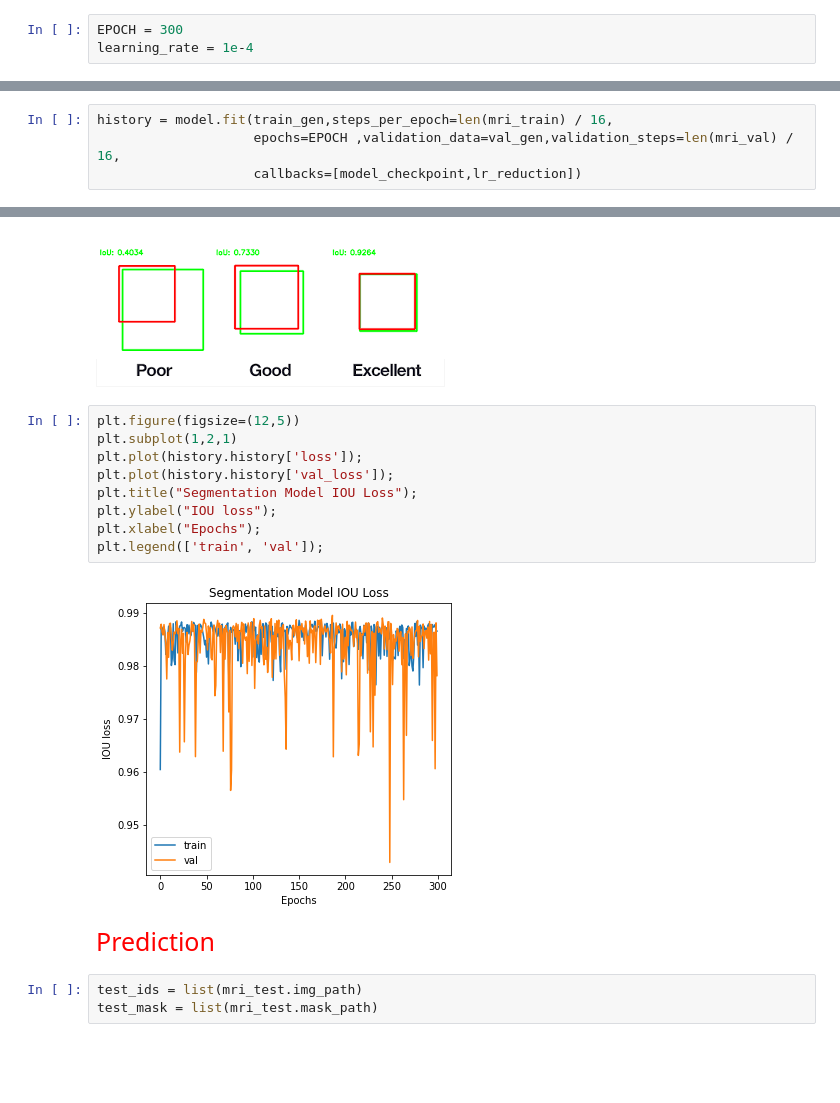
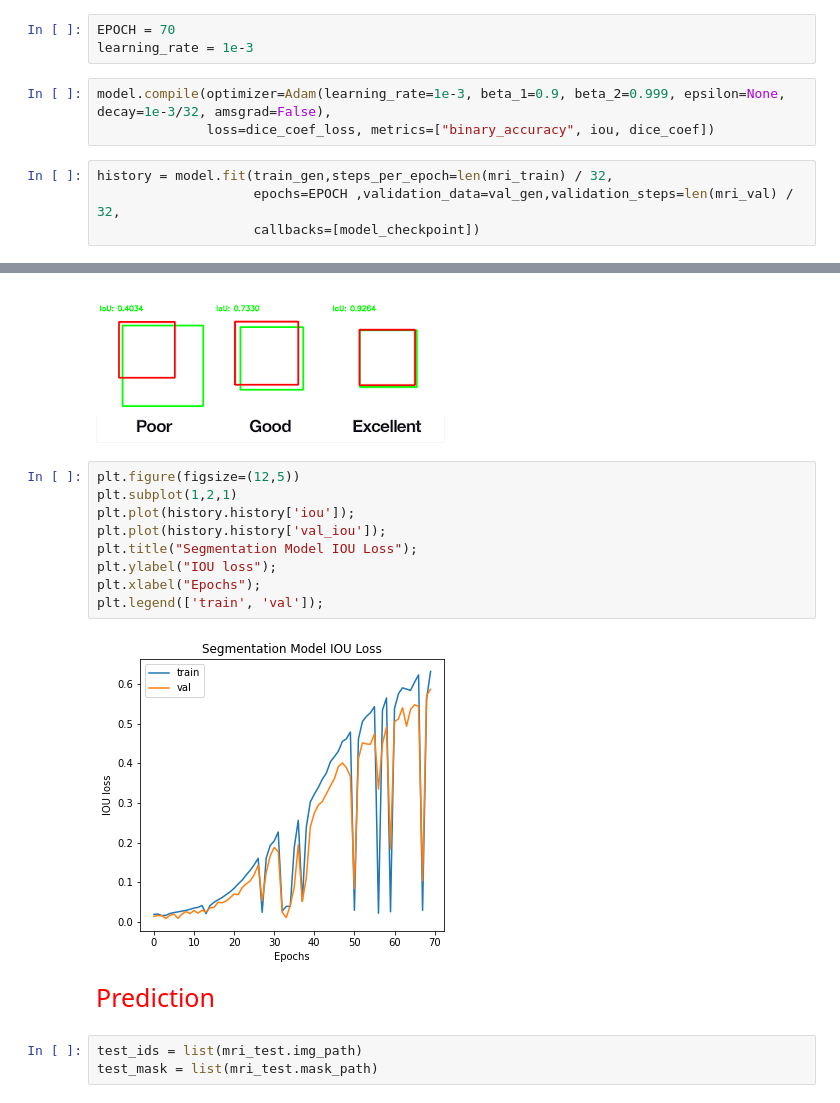
Before and after one commit to tejasurya/Brain-MRI-Detector-Segmentation-Using-UNet, a Jupyter notebook: Brain_MRI_Detector_Segmentation_UNet.ipynb, the cells around one changed output, grey strips where cells are left out. Drawn from its saved outputs; the diff is of its cells as text; blank space fills up the shorter version.

```diff
--- a/Brain_MRI_Detector_Segmentation_UNet.ipynb
+++ b/Brain_MRI_Detector_Segmentation_UNet.ipynb
@@ -498,3 +536,10 @@ model_checkpoint = ModelCheckpoint('unet_membrane.hdf5', monitor='loss',verbose=
 # %%
-EPOCH = 300
-learning_rate = 1e-4
+EPOCH = 70
+learning_rate = 1e-3
+# %%
+model.compile(optimizer=Adam(learning_rate=1e-3, beta_1=0.9, beta_2=0.999, epsilon=None, decay=1e-3/32, amsgrad=False),
+              loss=dice_coef_loss, metrics=["binary_accuracy", iou, dice_coef])
+# %%
+history = model.fit(train_gen,steps_per_epoch=len(mri_train) / 32,
+                    epochs=EPOCH ,validation_data=val_gen,validation_steps=len(mri_val) / 32,
+                    callbacks=[model_checkpoint])
@@ -524,4 +573,0 @@ model.compile(optimizer=Adam(learning_rate=1e-4, beta_1=0.9, beta_2=0.9, epsilon
-# %%
-history = model.fit(train_gen,steps_per_epoch=len(mri_train) / 16,
-                    epochs=EPOCH ,validation_data=val_gen,validation_steps=len(mri_val) / 16,
-                    callbacks=[model_checkpoint,lr_reduction])
@@ -575,16 +596,16 @@ dict_keys(['loss', 'binary_accuracy', 'iou', 'dice_coef', 'val_loss', 'val_binar
 # %%
 plt.figure(figsize=(12,5))
 plt.subplot(1,2,1)
-plt.plot(history.history['loss']);
-plt.plot(history.history['val_loss']);
+plt.plot(history.history['iou']);
+plt.plot(history.history['val_iou']);
 plt.title("Segmentation Model IOU Loss");
 plt.ylabel("IOU loss");
 plt.xlabel("Epochs");
 plt.legend(['train', 'val']);
 # %% [output]
-[figure, old version]
+[figure, new version]
 # %% [markdown]
-<span class="list-group-item list-group-item-action active" style="color:#FF0000;background-color:white;font-size:25px">Prediction</span> <a id=7></a>
+<p class="list-group-item list-group-item-action active" style="color:#FF0000;background-color:white;font-size:25px">Prediction</p> <a id=7></a>
 # %%
 test_ids = list(mri_test.img_path)
 test_mask = list(mri_test.mask_path)
```
Also changed, not shown: parts of 35 cells of this notebook.
